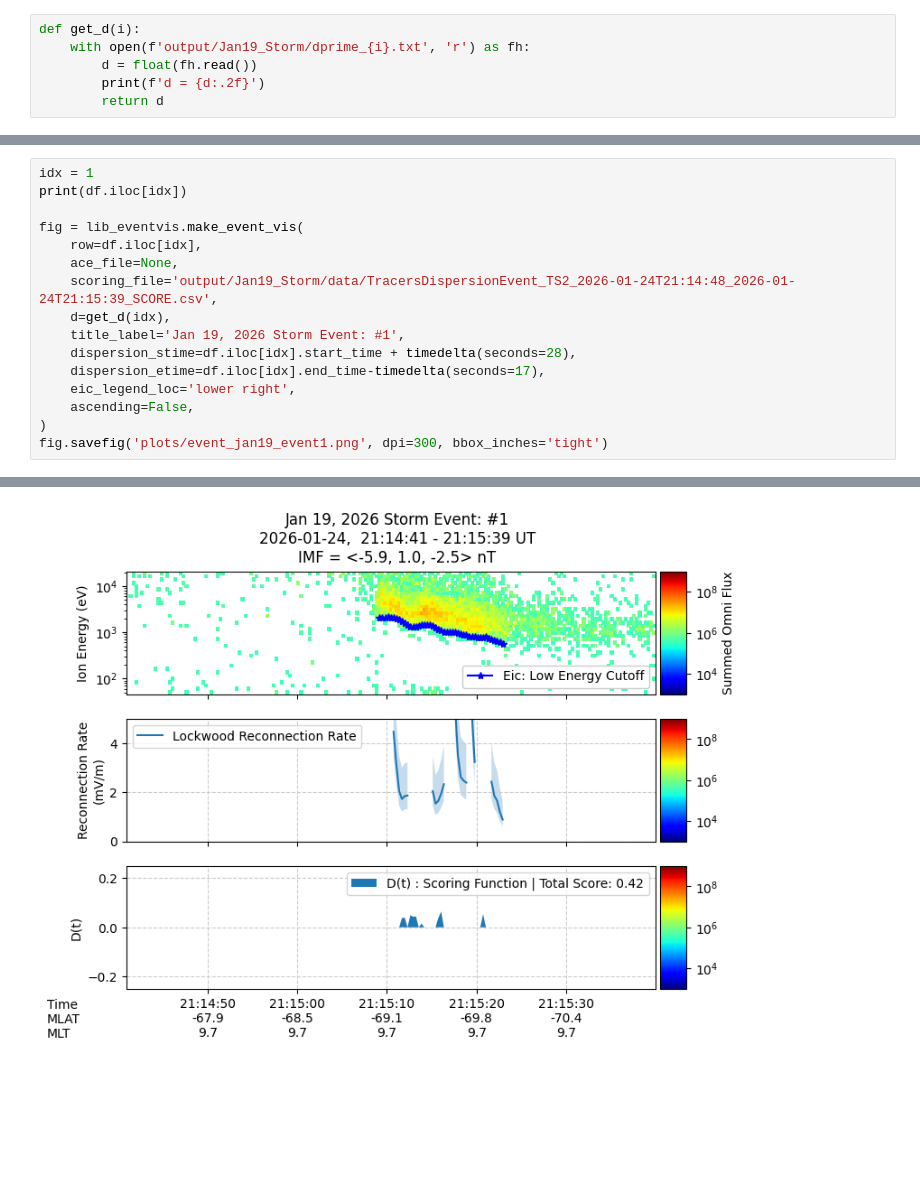
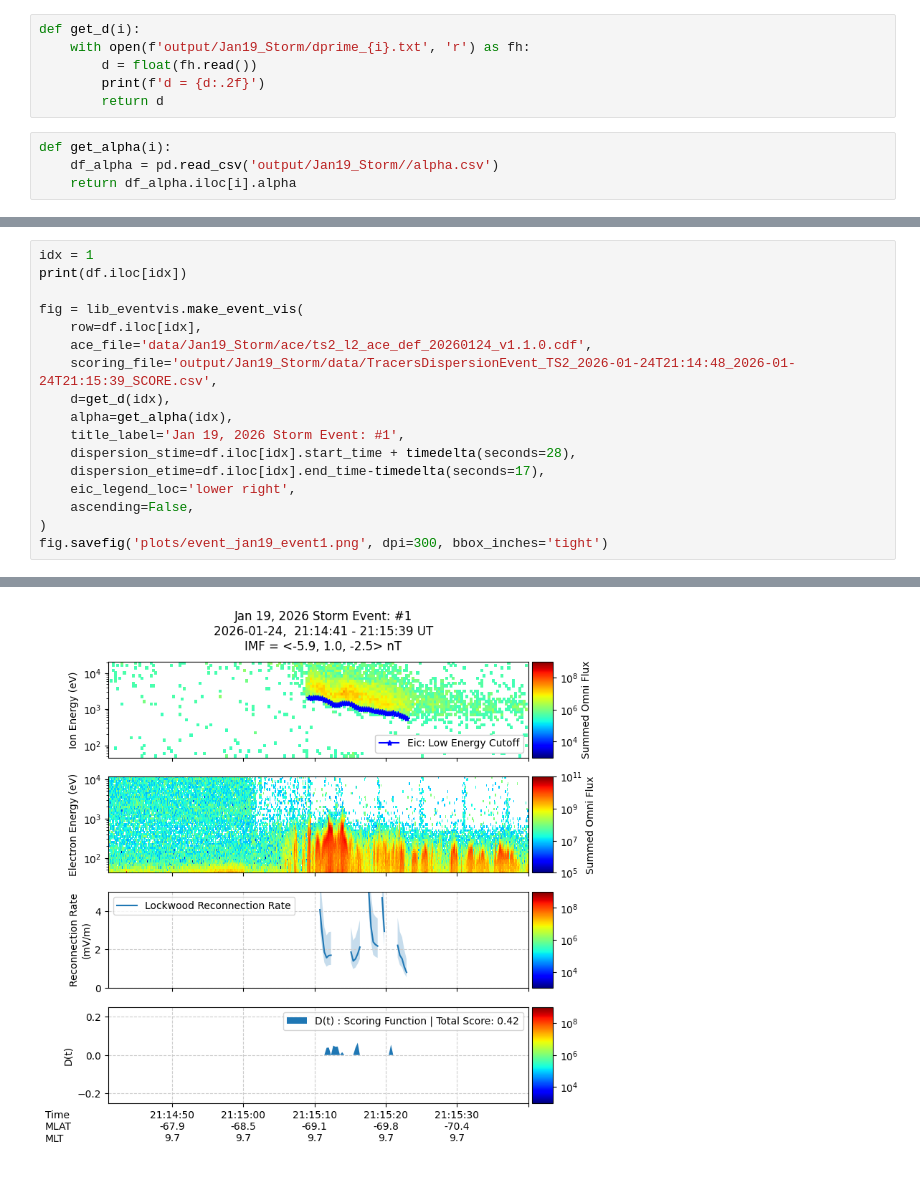
Before and after one commit to ddasilva/tracers-first-results-paper, a Jupyter notebook: Jan 19 Event Individual Events.ipynb, the cells around one changed output, grey strips where cells are left out. Saved outputs shown, nothing was run; the diff lists cells and outputs as text; blank space fills up the shorter version.

```diff
--- a/Jan 19 Event Individual Events.ipynb
+++ b/Jan 19 Event Individual Events.ipynb
@@ -10,6 +10,10 @@ def get_d(i):
         d = float(fh.read())
         print(f'd = {d:.2f}')
         return d
+# %%
+def get_alpha(i):
+    df_alpha = pd.read_csv('output/Jan19_Storm//alpha.csv')
+    return df_alpha.iloc[i].alpha
 # %%
 idx = 0
 print(df.iloc[idx])
@@ -50,9 +56,10 @@ print(df.iloc[idx])
 
 fig = lib_eventvis.make_event_vis(
     row=df.iloc[idx],
-    ace_file=None,
+    ace_file='data/Jan19_Storm/ace/ts2_l2_ace_def_20260124_v1.1.0.cdf',
     scoring_file='output/Jan19_Storm/data/TracersDispersionEvent_TS2_2026-01-24T21:14:48_2026-01-24T21:15:39_SCORE.csv',
     d=get_d(idx),
+    alpha=get_alpha(idx),
     title_label='Jan 19, 2026 Storm Event: #1',
     dispersion_stime=df.iloc[idx].start_time + timedelta(seconds=28),
     dispersion_etime=df.iloc[idx].end_time-timedelta(seconds=17),
@@ -80 +87 @@ Bs at satellite 43659.1242629126 nT
-[figure, old version]
+[figure, new version]
```
Also changed, not shown: parts of 2 cells of this notebook, 31 other files.
